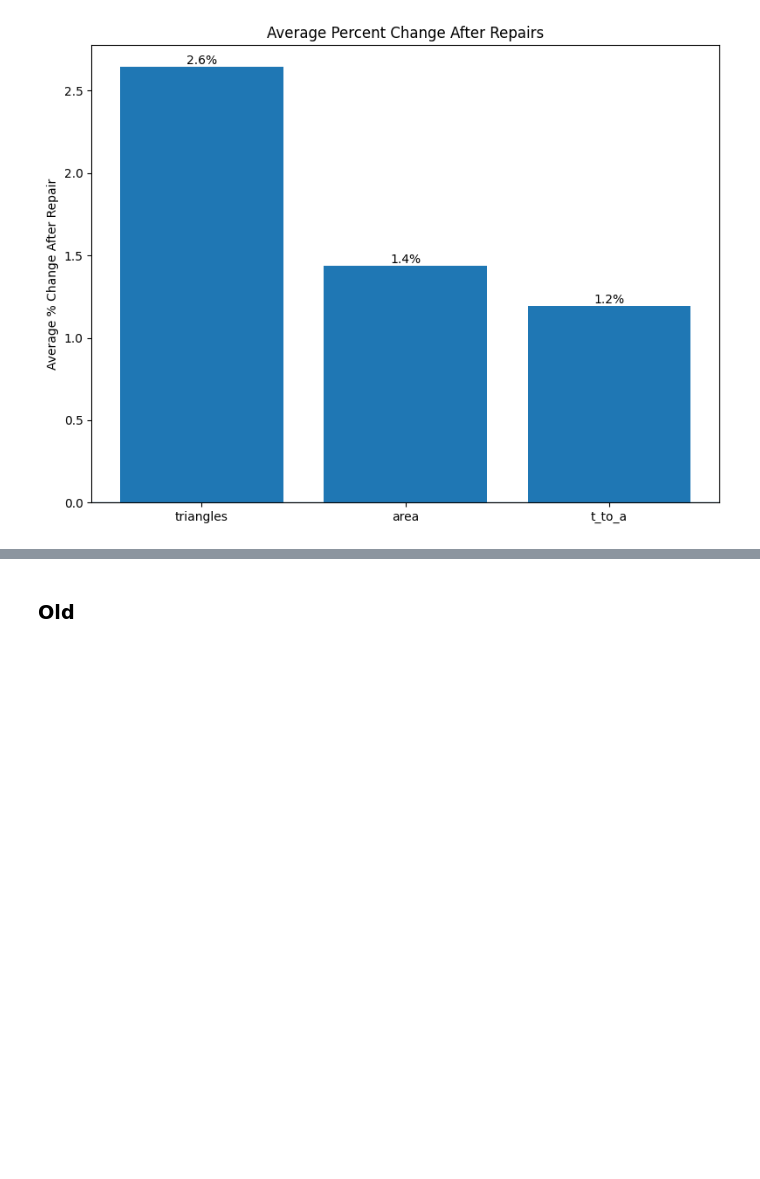
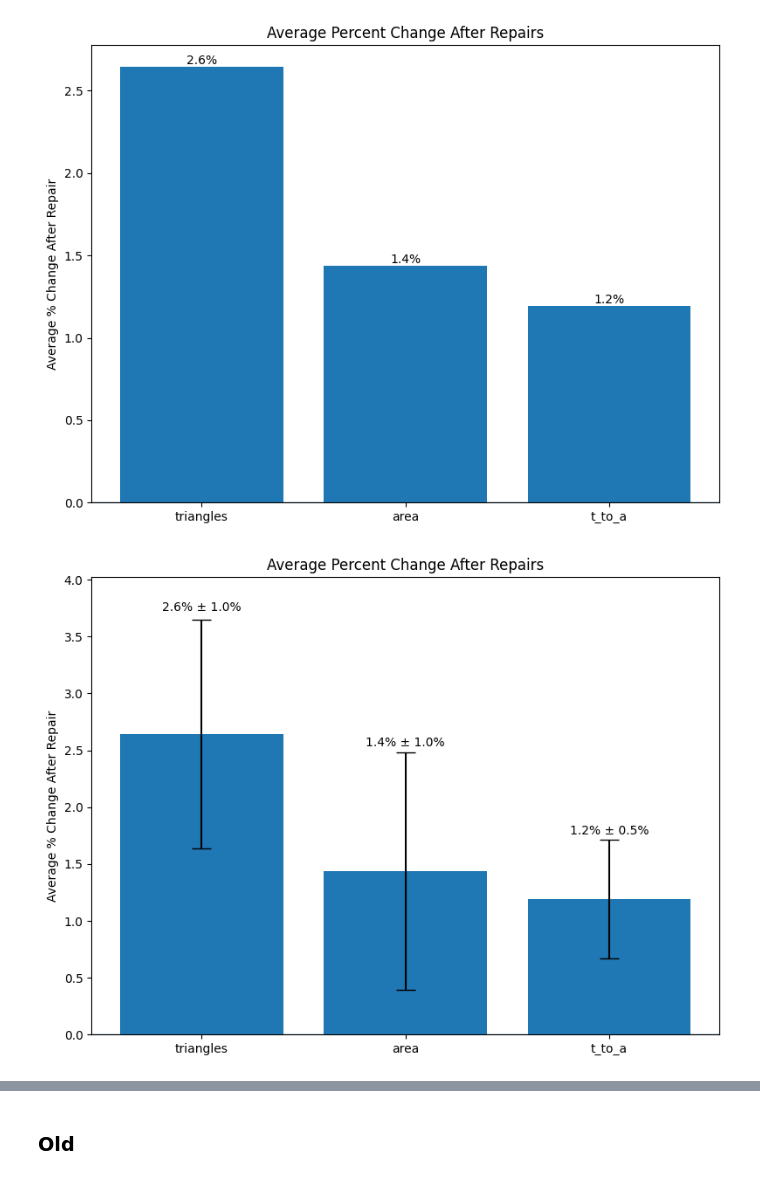
Before and after one commit to madelineloui/scanning, a Jupyter notebook: repair.ipynb, the cells around one changed output, grey strips where cells are left out. Cells and saved outputs as stored; diff of their text form; code cells hidden in the pictures; blank space fills up the shorter version.

```diff
--- a/repair.ipynb
+++ b/repair.ipynb
@@ -139,6 +139,53 @@ plt.tight_layout()
 plt.show()
 # %% [output]
 [figure]
+# %%
+avg_pct_changes = {}
+std_pct_changes = {}
+
+for m in metrics:
+    before = df[m].astype(float)
+    after = df[f"repair_{m}"].astype(float)
+
+    before_safe = before.replace(0, np.nan)
+    pct_change = (after - before_safe) / before_safe * 100.0
+
+    avg_pct_changes[m] = pct_change.mean(skipna=True)
+    std_pct_changes[m] = pct_change.std(skipna=True)
+
+labels = list(avg_pct_changes.keys())
+values = [avg_pct_changes[m] for m in labels]
+errors = [std_pct_changes[m] for m in labels]
+
+plt.figure(figsize=(8, 6))
+
+bars = plt.bar(labels, values, yerr=errors, capsize=8)
+
+plt.ylabel("Average % Change After Repair")
+plt.title("Average Percent Change After Repairs")
+plt.axhline(0, linewidth=1)
+
+# Add value labels ABOVE the error bars
+for bar, mean_val, std_val, err in zip(bars, values, errors, errors):
+    height = bar.get_height()
+    # Position text above bar + error bar
+    y_pos = height + err + (0.02 * abs(height))  # small padding
+    plt.text(
+        bar.get_x() + bar.get_width() / 2,
+        y_pos,
+        f"{mean_val:.1f}% ± {std_val:.1f}%",
+        ha="center",
+        va="bottom",
+        fontsize=10
+    )
+
+ax = plt.gca()
+ymin, ymax = ax.get_ylim()
+ax.set_ylim(ymin, ymax * 1.05)
+plt.tight_layout()
+plt.show()
+# %% [output]
+[figure, added]
 # %%
 # % change columns
 for m in metrics:
```
Also changed, not shown: parts of 2 cells of this notebook.
